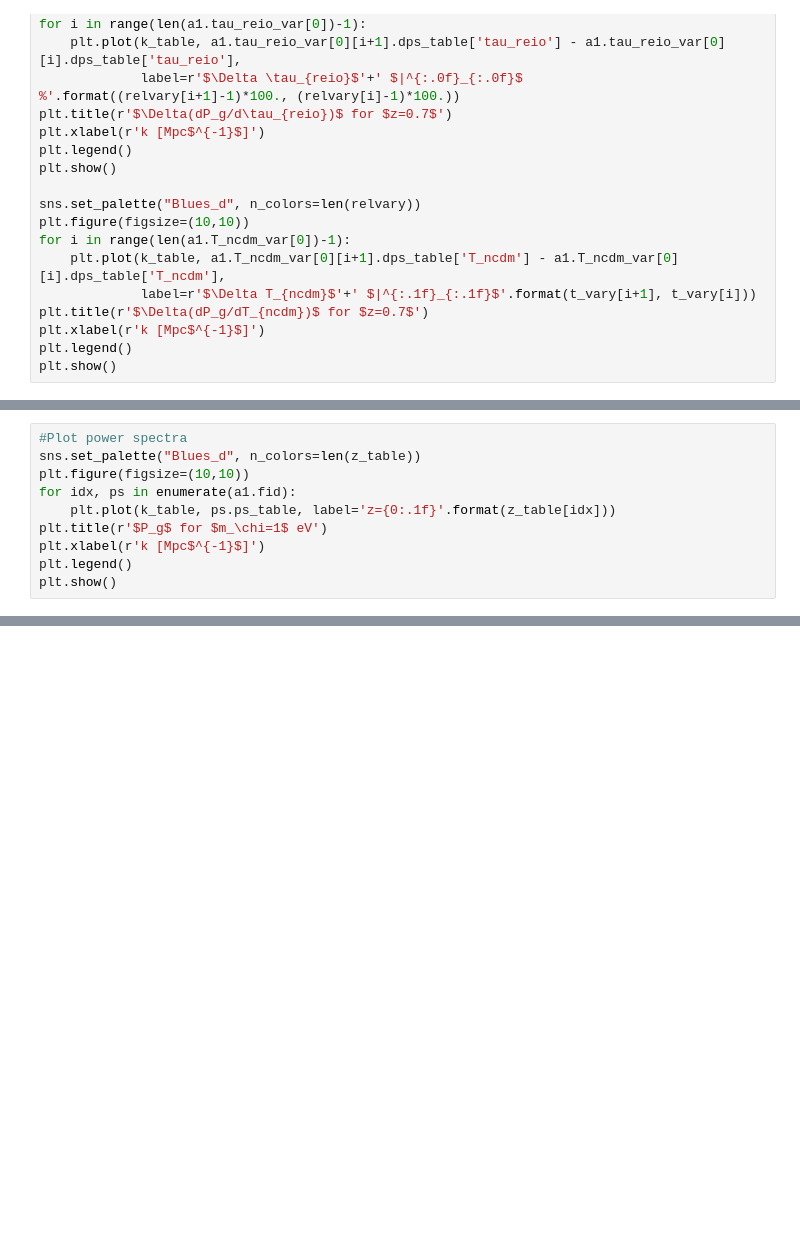
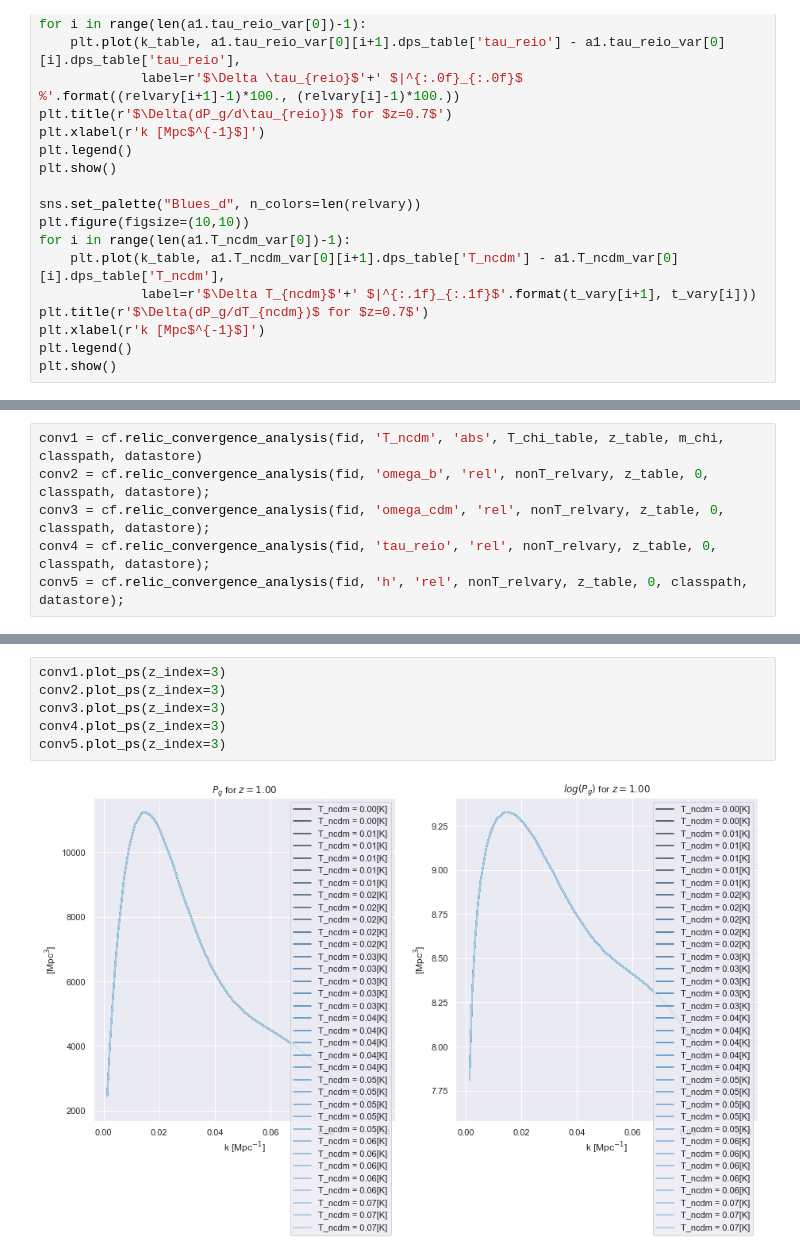
Before and after one commit to ndeporzio/cosmicfish, a Jupyter notebook: tutorial.ipynb, the cells around one changed output, grey strips where cells are left out. Saved outputs shown, nothing was run; the diff lists cells and outputs as text; blank space fills up the shorter version.

```diff
--- a/tutorial.ipynb
+++ b/tutorial.ipynb
@@ -463,10 +386,0 @@ for idx1, el1 in enumerate(a1.T_ncdm_var):
-# %%
-#Plot power spectra
-sns.set_palette("Blues_d", n_colors=len(z_table))
-plt.figure(figsize=(10,10))
-for idx, ps in enumerate(a1.fid):
-    plt.plot(k_table, ps.ps_table, label='z={0:.1f}'.format(z_table[idx]))
-plt.title(r'$P_g$ for $m_\chi=1$ eV')
-plt.xlabel(r'k [Mpc$^{-1}$]')
-plt.legend()
-plt.show()
@@ -720,0 +387,6 @@ conv1.spectra[2][0].dataconfig
+# %%
+conv1 = cf.relic_convergence_analysis(fid, 'T_ncdm', 'abs', T_chi_table, z_table, m_chi, classpath, datastore)
+conv2 = cf.relic_convergence_analysis(fid, 'omega_b', 'rel', nonT_relvary, z_table, 0, classpath, datastore);
+conv3 = cf.relic_convergence_analysis(fid, 'omega_cdm', 'rel', nonT_relvary, z_table, 0, classpath, datastore);
+conv4 = cf.relic_convergence_analysis(fid, 'tau_reio', 'rel', nonT_relvary, z_table, 0, classpath, datastore);
+conv5 = cf.relic_convergence_analysis(fid, 'h', 'rel', nonT_relvary, z_table, 0, classpath, datastore);
@@ -720,0 +429,8 @@ conv1.spectra[2][0].dataconfig
+# %%
+conv1.plot_ps(z_index=3)
+conv2.plot_ps(z_index=3)
+conv3.plot_ps(z_index=3)
+conv4.plot_ps(z_index=3)
+conv5.plot_ps(z_index=3)
+# %% [output]
+[figure, added]
```
Also changed, not shown: parts of 17 cells of this notebook.
